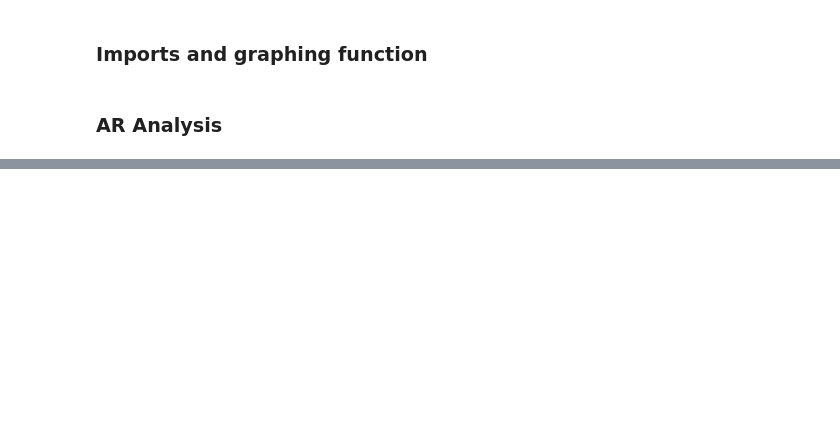
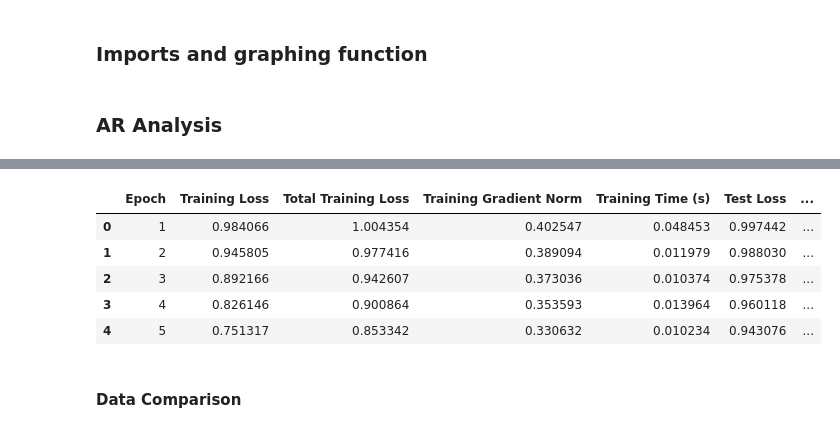
Before and after one commit to thomask902/2024-Numerical-Optimization-Research, a Jupyter notebook: svm/AR_analysis.ipynb, the cells around one changed output, grey strips where cells are left out. Cells and saved outputs as stored; diff of their text form; code cells hidden in the pictures; blank space fills up the shorter version.

```diff
--- a/svm/AR_analysis.ipynb
+++ b/svm/AR_analysis.ipynb
@@ -189,0 +234,9 @@ plot_results(files, labels)
+# %%
+ag_df.head()
+# %% [output]
+|  | Epoch | Training Loss | Total Training Loss | Training Gradient Norm | Training Time (s) | Test Loss | ... |
+| 0 | 1 | 0.984066 | 1.004354 | 0.402547 | 0.048453 | 0.997442 | ... |
+| 1 | 2 | 0.945805 | 0.977416 | 0.389094 | 0.011979 | 0.988030 | ... |
+| 2 | 3 | 0.892166 | 0.942607 | 0.373036 | 0.010374 | 0.975378 | ... |
+| 3 | 4 | 0.826146 | 0.900864 | 0.353593 | 0.013964 | 0.960118 | ... |
+| 4 | 5 | 0.751317 | 0.853342 | 0.330632 | 0.010234 | 0.943076 | ... |
@@ -189,0 +253,2 @@ plot_results(files, labels)
+# %% [markdown]
+#### Data Comparison
```
Also changed, not shown: parts of 14 cells of this notebook, 1 other file.
